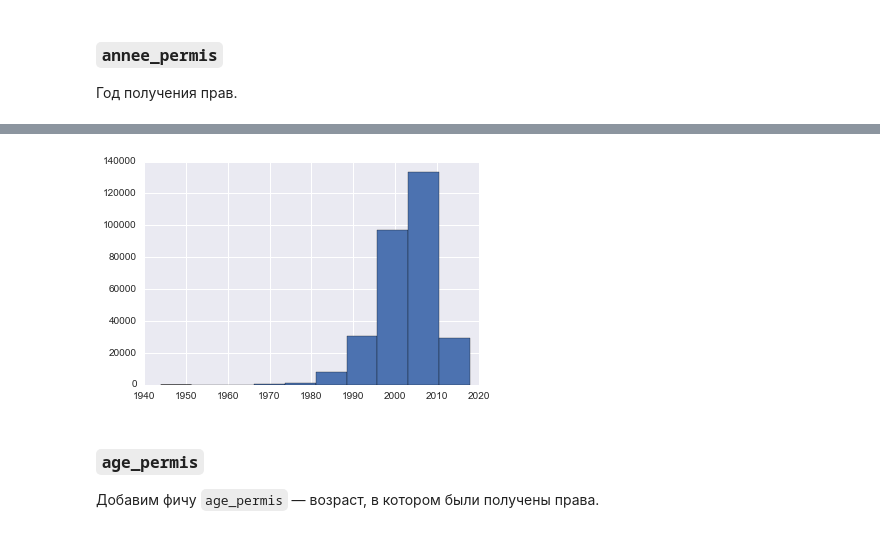
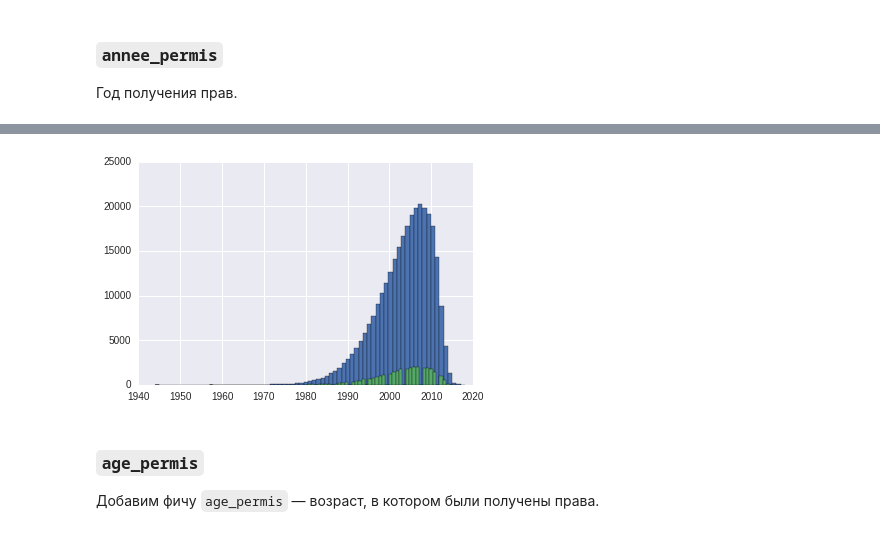
Before and after one commit to demidovakatya/competitions, a Jupyter notebook: exploratory_data_analysis.ipynb, the cells around one changed output, grey strips where cells are left out. Saved outputs shown, nothing was run; the diff lists cells and outputs as text; code cells hidden in the pictures.

```diff
--- a/exploratory_data_analysis.ipynb
+++ b/exploratory_data_analysis.ipynb
@@ -152,8 +179,9 @@ X.annee_naissance.hist(bins = 50);
 # %%
 # X.groupby(['annee_permis'])['annee_permis'].count()
-X.annee_permis.hist();
+X.annee_permis.hist(bins = 73);
+X_test.annee_permis.hist(bins = 73);
 # %% [output]
-[figure, old version]
+[figure, new version]
 # %% [markdown]
 ### `age_permis`
 
```
Also changed, not shown: parts of 8 cells of this notebook, 1 other file.
